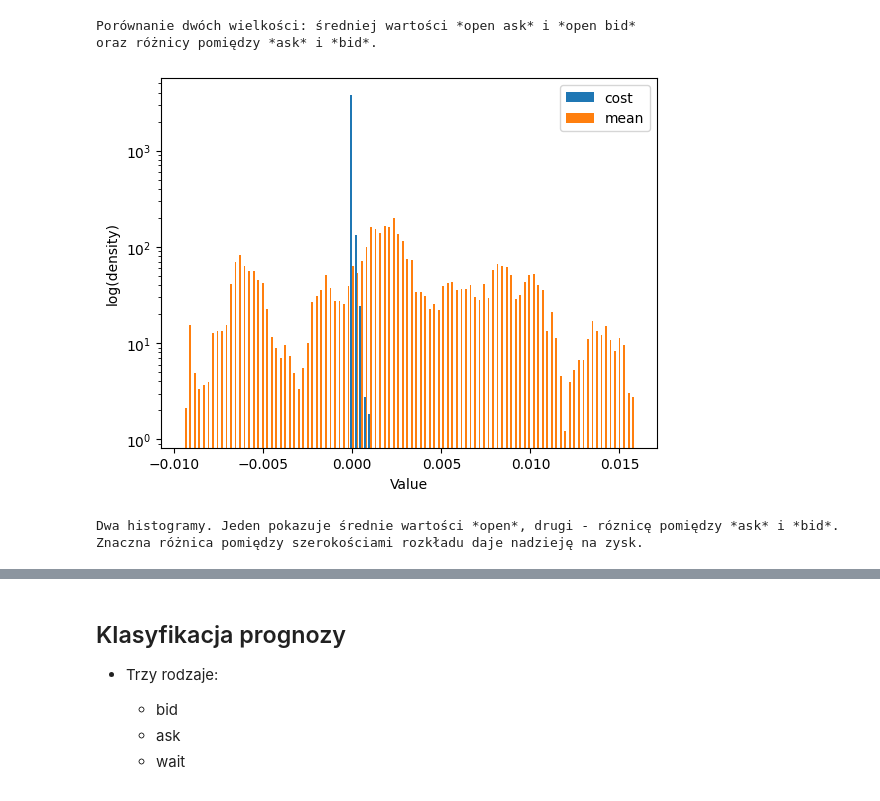
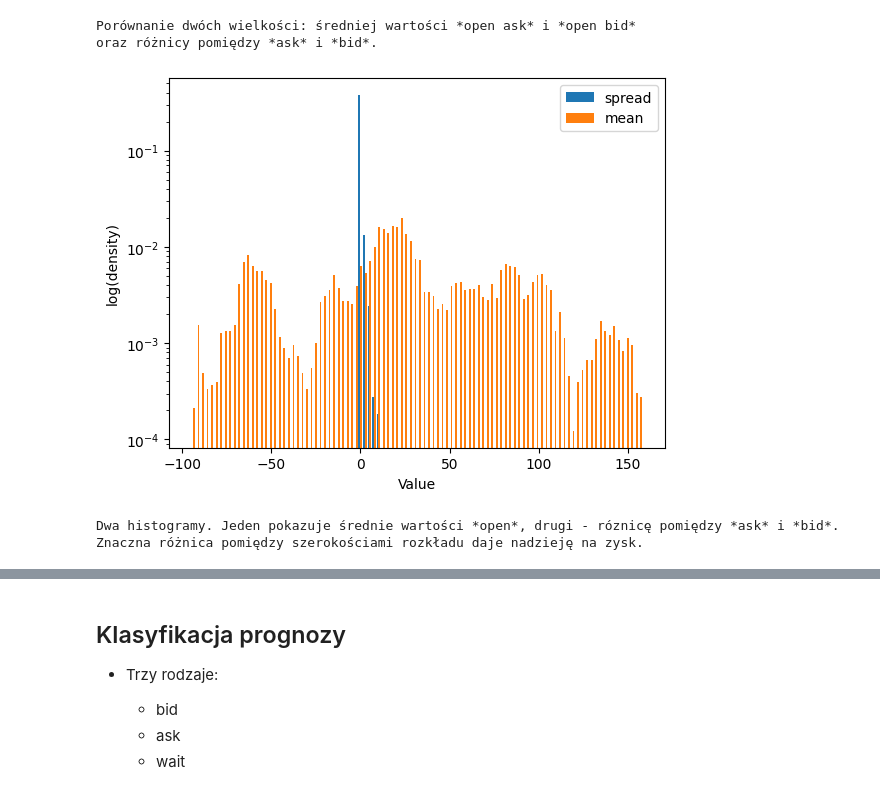
Before and after one commit to stefanzarembinski/szx81, a Jupyter notebook: src/methodes.ipynb, the cells around one changed output, grey strips where cells are left out. Cells and saved outputs as stored; diff of their text form; code cells hidden in the pictures.

```diff
--- a/src/methodes.ipynb
+++ b/src/methodes.ipynb
@@ -7,12 +7,11 @@ import matplotlib.pyplot as plt
 from mpl_toolkits.mplot3d import Axes3D
 import scipy.signal as signal
 import core as co
-import piecewise_fit as ls
 
 import test_data as td
 # if td.DATA is None:
 td.set_test_data(
-data_size=20000,
+data_count=20000,
 start_time=datetime.datetime(2023, 3, 21, 12, 24).timestamp(),
 moving_av=True
     )
@@ -55,24 +54,24 @@ oraz różnicy pomiędzy *ask* i *bid*.
 Porównanie dwóch wielkości: średniej wartości *open ask* i *open bid*
 oraz różnicy pomiędzy *ask* i *bid*.
 # %%
+PIP = 1e-4
 value = td.VALUE
-cndl_count = np.array([i for i in range(-len(value) + 1, 1)], dtype='float64')
 ask = np.array([v[0] for v in value])
 bid = np.array([v[1] for v in value])
 
-mean = (ask + bid) / 2
-cost = (ask - bid)
-plt.hist([cost, mean], bins=100, density=True, label=['cost', 'mean'])
+mean = (ask + bid) / 2 / PIP
+spread = (ask - bid) / PIP
+plt.hist([spread, mean], bins=100, density=True, label=['spread', 'mean'])
 plt.yscale('log')
 plt.xlabel('Value')
 plt.ylabel('log(density)')
 plt.legend()
 plt.show()
 
 print('''Dwa histogramy. Jeden pokazuje średnie wartości *open*, drugi - róznicę pomiędzy *ask* i *bid*.
 Znaczna różnica pomiędzy szerokościami rozkładu daje nadzieję na zysk.
 ''')
 # %% [output]
-[figure, old version]
+[figure, new version]
 Dwa histogramy. Jeden pokazuje średnie wartości *open*, drugi - róznicę pomiędzy *ask* i *bid*.
 Znaczna różnica pomiędzy szerokościami rozkładu daje nadzieję na zysk.
```
Also changed, not shown: parts of 19 cells of this notebook, 9 other files.
